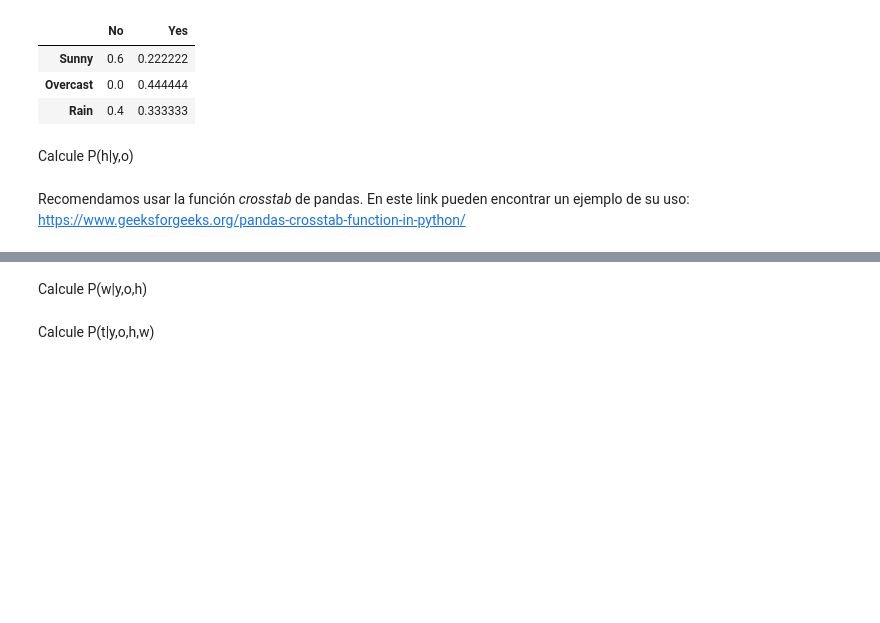
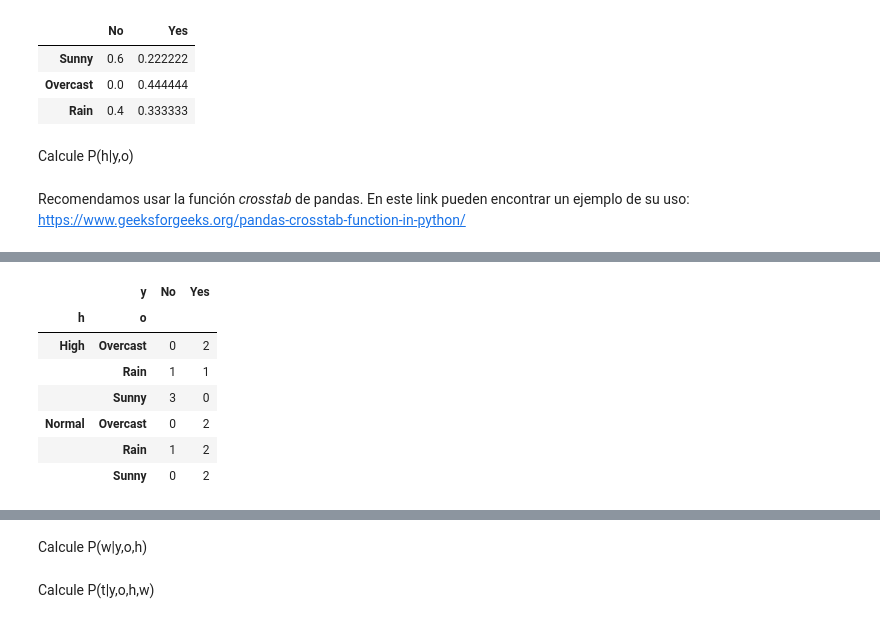
Before and after one commit to bluezombie/iagen-practico01, a Jupyter notebook: Tennis.ipynb, the cells around one changed output, grey strips where cells are left out. Drawn from its saved outputs; the diff is of its cells as text; code cells hidden in the pictures; blank space fills up the shorter version.

```diff
--- a/Tennis.ipynb
+++ b/Tennis.ipynb
@@ -325,3 +343,26 @@ Recomendamos usar la función *crosstab* de pandas. En este link pueden encontra
+# %%
+a = {
+    'h': df.loc[:,'Humidity'].values,
+    'o': df.loc[:,'Outlook'].values,
+    'y': Y.values
+
+}
+
+
+a = pd.DataFrame(a)
+a
+
+res = pd.crosstab(index=[a['h'], a['o']], columns=a['y'])
+res
+# %% [output]
+|  | y | No | Yes |
+| h | o |  |  |
+| High | Overcast | 0 | 2 |
+|  | Rain | 1 | 1 |
+|  | Sunny | 3 | 0 |
+| Normal | Overcast | 0 | 2 |
+|  | Rain | 1 | 2 |
+|  | Sunny | 0 | 2 |
 # %%
 # Calcule la tabla de frecuencia
 # p(h|y,o) =
```
Also changed, not shown: parts of 4 cells of this notebook.
